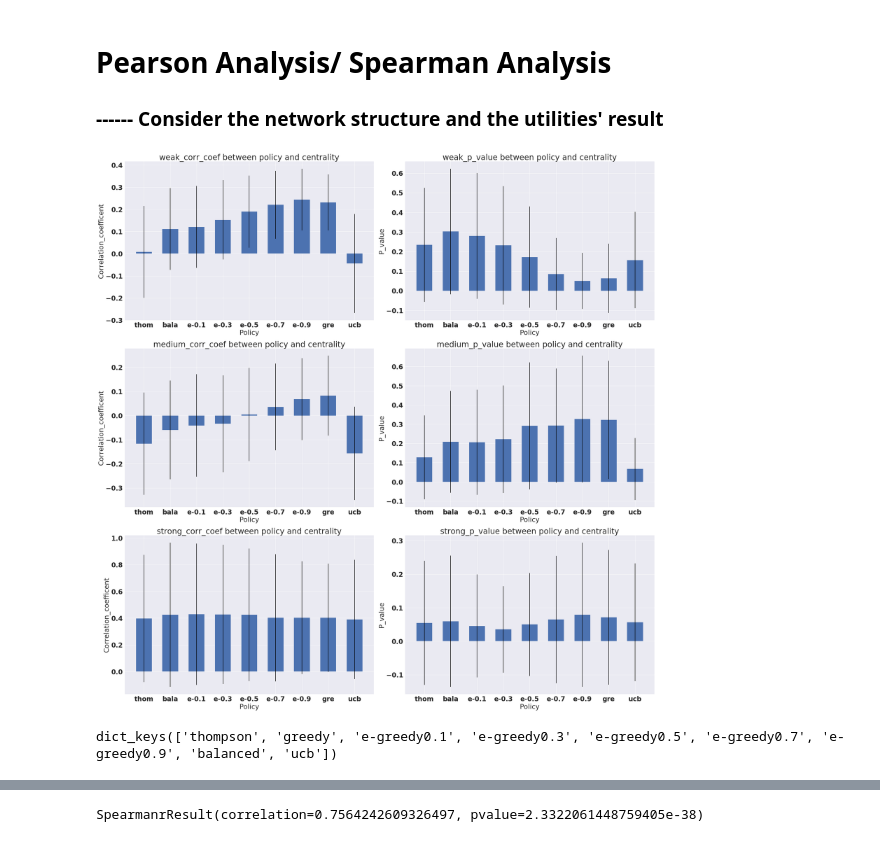
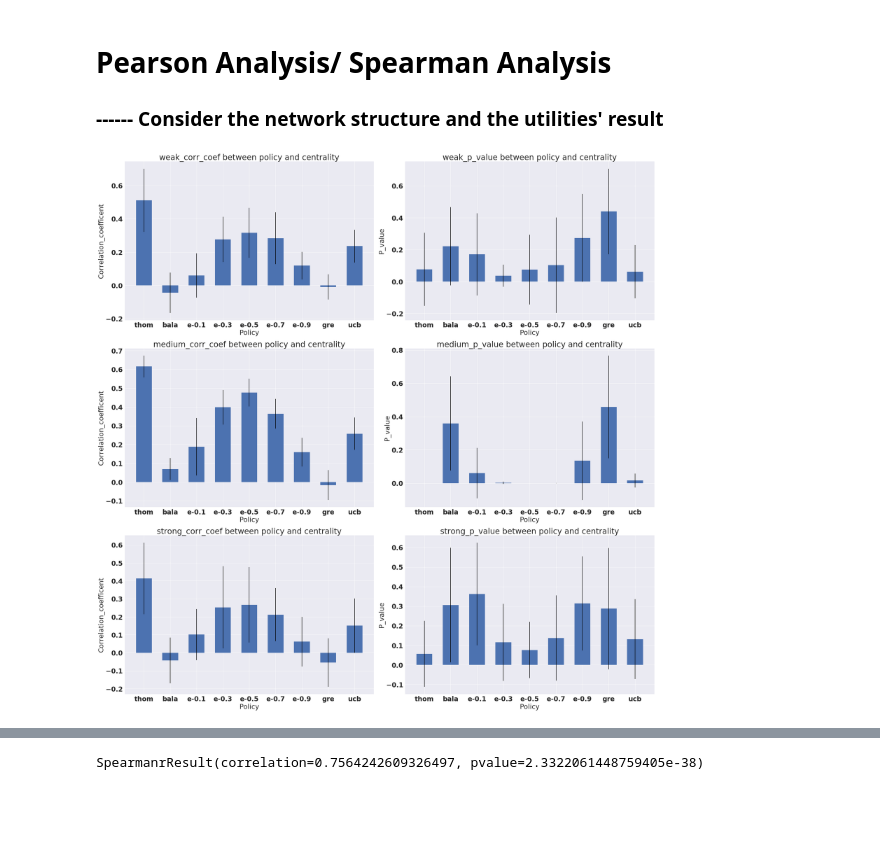
Before and after one commit to mRSun15/SID_on_social_network, a Jupyter notebook: result_analysis.ipynb, the cells around one changed output, grey strips where cells are left out. Saved outputs shown, nothing was run; the diff lists cells and outputs as text; code cells hidden in the pictures; blank space fills up the shorter version.

Commit message:
modified the network structure. remove the noise

```diff
--- a/result_analysis.ipynb
+++ b/result_analysis.ipynb
@@ -24,7 +26,7 @@ for home_deg in home_degrees:
     print(home_deg)
     new_reward = {}
     new_performance = {}
-    with open('result_data/'+str(home_deg)+ '_adopt_output.csv', 'r') as csv_file:
+    with open('new_res_data/'+str(home_deg)+ '_adopt_output.csv', 'r') as csv_file:
         csv_reader = csv.reader(csv_file)
         new_reward = dict(csv_reader)
 #         print(new_reward)
@@ -330,6 +332,17 @@ plt.show()
 ### ------ Consider the network structure and the utilities' result
 # %%
 from scipy.stats import *
+# %%
+pref_dict = {}
+for Homo_deg in Homo_degs:
+    file = 'new_res_data/'+Homo_deg+'_network_pref.pkl'
+    network_prefs = pickle.load(open(file, 'rb'))
+    pref_dict[Homo_deg] = []
+    for pref in network_prefs:
+        if pref['pos'] > pref['neg']:
+            pref_dict[Homo_deg].append(1)
+        else:
+            pref_dict[Homo_deg].append(0)
 # %%
 font = {'family' : 'normal',
         'weight' : 'bold',
@@ -351,7 +364,12 @@ for Homo_deg in Homo_degs:
             Pearson_analysis[policy]['Pearson_cor'] = []
             Pearson_analysis[policy]['P_value_2'] = []
     policies = list(Pearson_analysis.keys())
+    count = 0
     for pair_vec in pair_vects:
+#         if pref_dict[Homo_deg][count] == 0:
+#             count += 1
+#             continue
+#         count += 1
         network_vector = np.squeeze(np.asarray(pair_vec[network_name]))
     #     print(network_vector)
         for policy in policies:
@@ -369,42 +387,40 @@ for Homo_deg in Homo_degs:
 
 
     means = [new_performance[policy]['cor_mean'] for policy in rearanged_keys]
     std = [new_performance[policy]['cor_std'] for policy in rearanged_keys]
     ind = np.arange(len(new_performance.keys()))
     width = 0.6
     plt.figure(5)
     plt.subplot(3,2,1+plt_count)
     p1 = plt.bar(ind, means, width, yerr=std)
     plt.xticks(ind, plot_keys)
     plt.xlabel('Policy', fontsize = 26)
     plt.ylabel('Correlation_coefficent', fontsize = 26)
     plt.title(Homo_deg + "_corr_coef between policy and centrality", fontsize = 30)
     plt.tick_params(axis='both', which='major', labelsize=25)
 
     means = [new_performance[policy]['p_mean'] for policy in rearanged_keys]
     std = [new_performance[policy]['p_std'] for policy in rearanged_keys]
     ind = np.arange(len(new_performance.keys()))
     plt.subplot(3,2,2+plt_count)
     p1 = plt.bar(ind, means, width, yerr=std)
     plt.xticks(ind, plot_keys)
     plt.title(Homo_deg + "_p_value between policy and centrality",fontsize = 30)
     plt.tick_params(axis='both', which='major', labelsize=25)
     plt.xlabel('Policy', fontsize = 26)
     plt.ylabel('P_value', fontsize = 26)
     plt_count += 2
 plt.tight_layout()
 plt.savefig('Pearson_analysis.jpeg')
 plt.show()
 # %% [output]
-[figure, old version]
+[figure, new version]
 # %%
 for policy in policies:
         new_performance[policy]['cor_max'] = np.mean(Pearson_analysis[policy]['Pearson_cor'])
         new_performance[policy]['cor_min'] = np.std(Pearson_analysis[policy]['Pearson_cor'])
         new_performance[policy]['p_mean'] = np.mean(Pearson_analysis[policy]['P_value_2'])
         new_performance[policy]['p_std'] = np.std(Pearson_analysis[policy]['P_value_2'])
-# %% [output]
-dict_keys(['thompson', 'greedy', 'e-greedy0.1', 'e-greedy0.3', 'e-greedy0.5', 'e-greedy0.7', 'e-greedy0.9', 'balanced', 'ucb'])
 # %%
 font = {'family' : 'normal',
         'weight' : 'bold',
```
Also changed, not shown: parts of 4 cells of this notebook, 3 other files.
